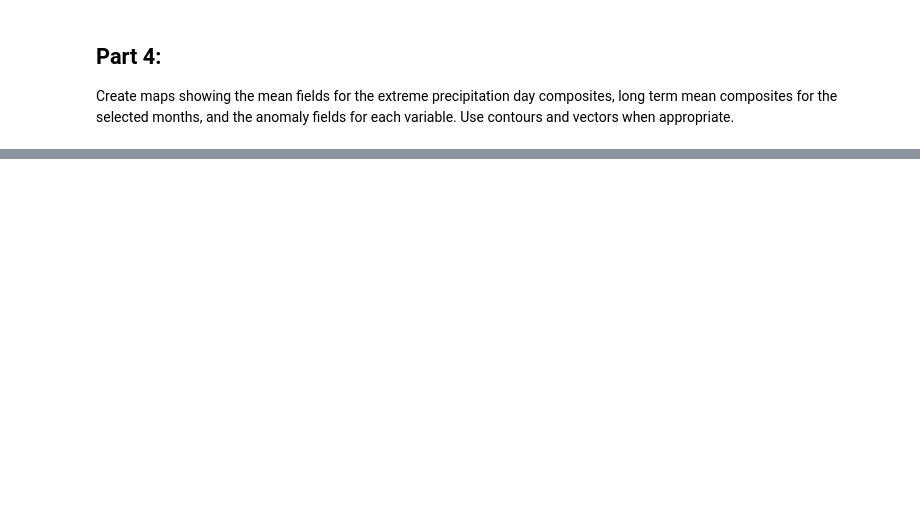
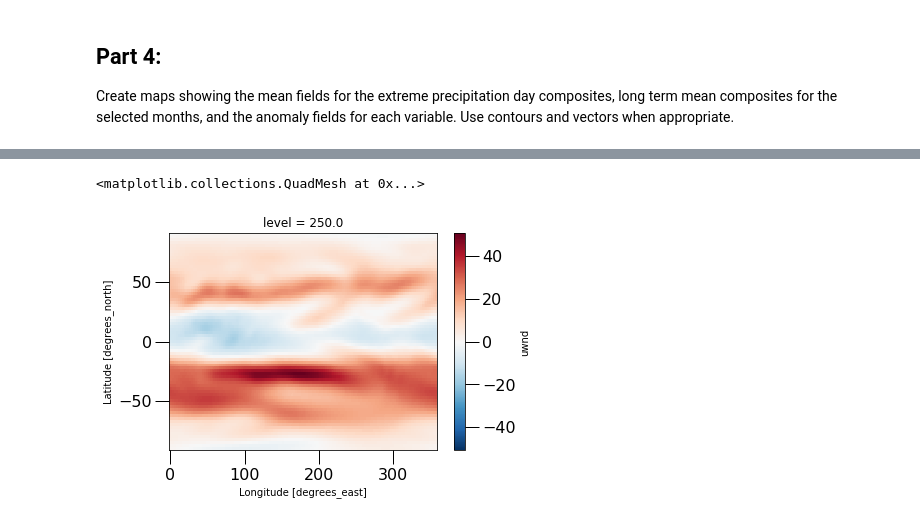
Before and after one commit to pgarg7/ATMS-597-SP-2020, a Jupyter notebook: project3.ipynb, the cells around one changed output, grey strips where cells are left out. Cells and saved outputs as stored; diff of their text form; code cells hidden in the pictures; blank space fills up the shorter version.

```diff
--- a/project3.ipynb
+++ b/project3.ipynb
@@ -373,0 +346,5 @@ Create maps showing the mean fields for the extreme precipitation day composites
+# %%
+uwnd_250_ltm['uwnd'].plot()
+# %% [output]
+<matplotlib.collections.QuadMesh at 0x...>
+[figure, added]
```
Also changed, not shown: parts of 23 cells of this notebook.
